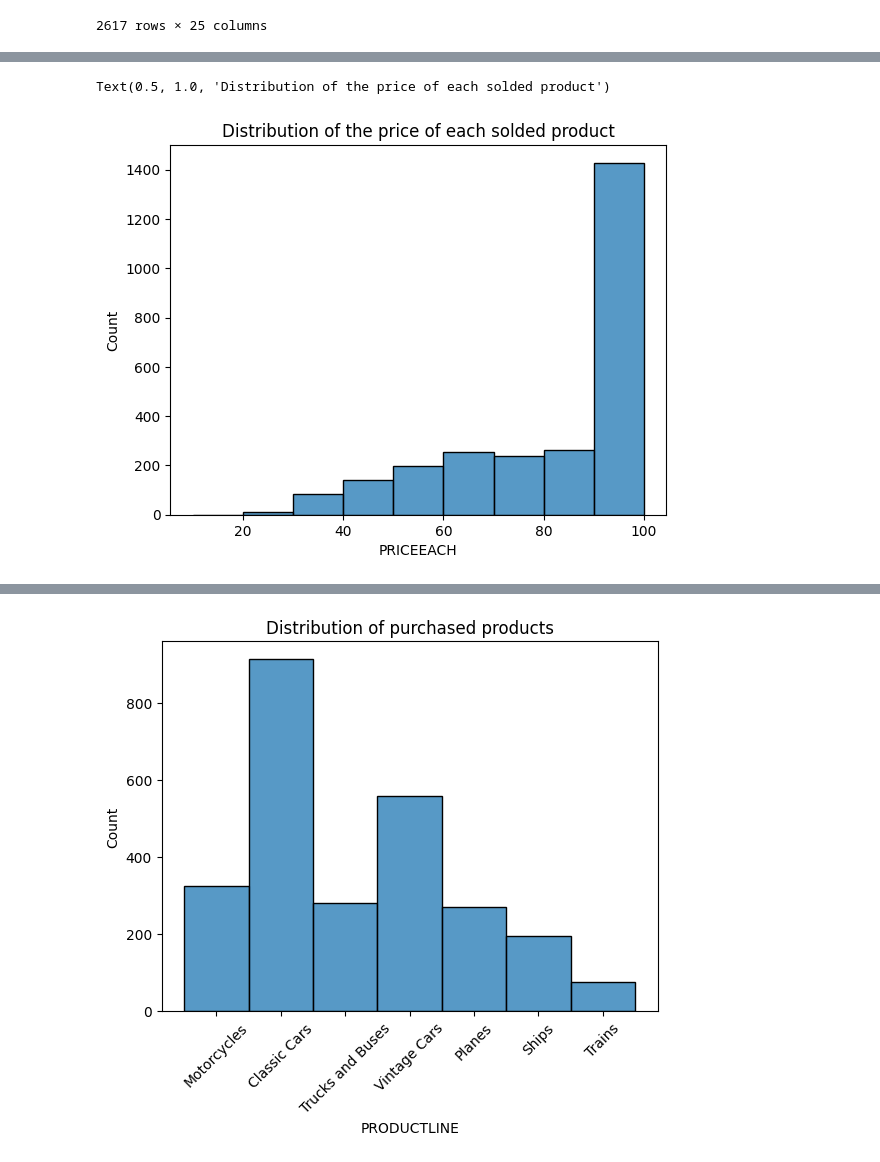
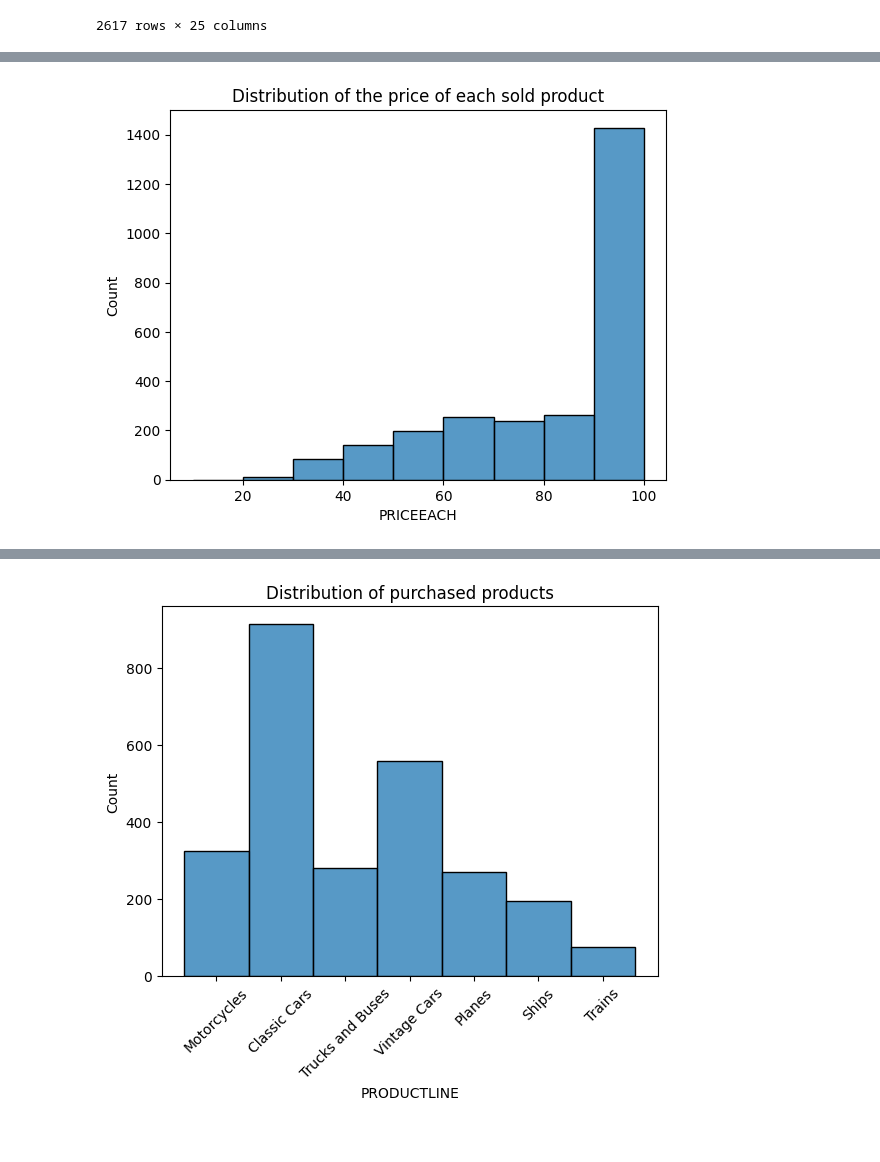
Before and after one commit to cgn00/Customer_Segmentation, a Jupyter notebook: customer_segmentation.ipynb, the cells around one changed output, grey strips where cells are left out. Drawn from its saved outputs; the diff is of its cells as text; code cells hidden in the pictures.

```diff
--- a/customer_segmentation.ipynb
+++ b/customer_segmentation.ipynb
@@ -119,6 +132,11 @@ STATUS = ['Shipped' 'Disputed' 'In Process' 'Cancelled' 'On Hold' 'Resolved']
 # %%
+# Plot a histogram of the 'PRICEEACH' column in the sales_data DataFrame
 sns.histplot(data=sales_data, x="PRICEEACH", bins=list(range(10,110,10)))
-plt.title("Distribution of the price of each solded product")
+
+# Add a title to the plot
+plt.title("Distribution of the price of each sold product")
+
+# Show the plot
+plt.show()
 # %% [output]
-Text(0.5, 1.0, 'Distribution of the price of each solded product')
-[figure, old version]
+[figure, new version]
```
Also changed, not shown: parts of 22 cells of this notebook.
